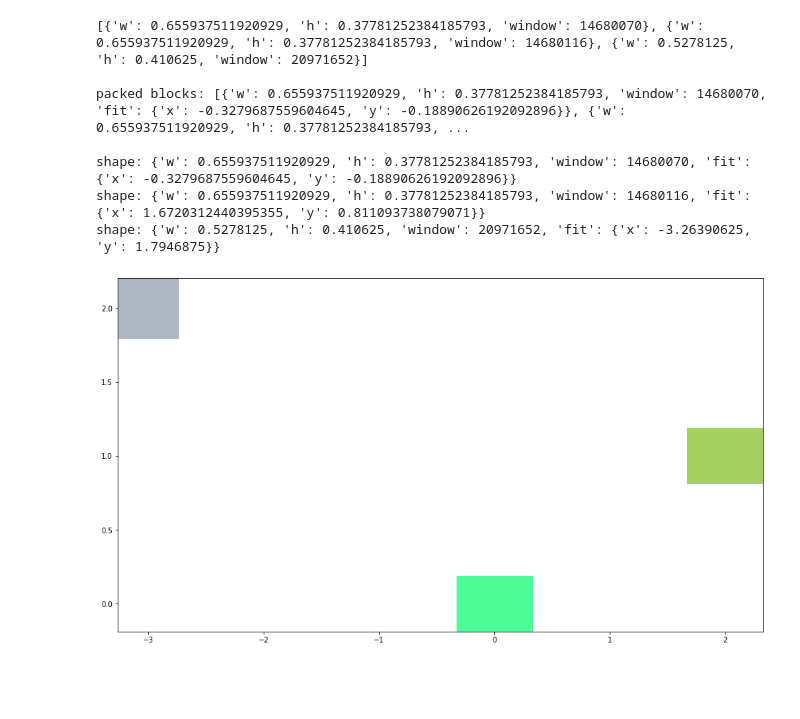
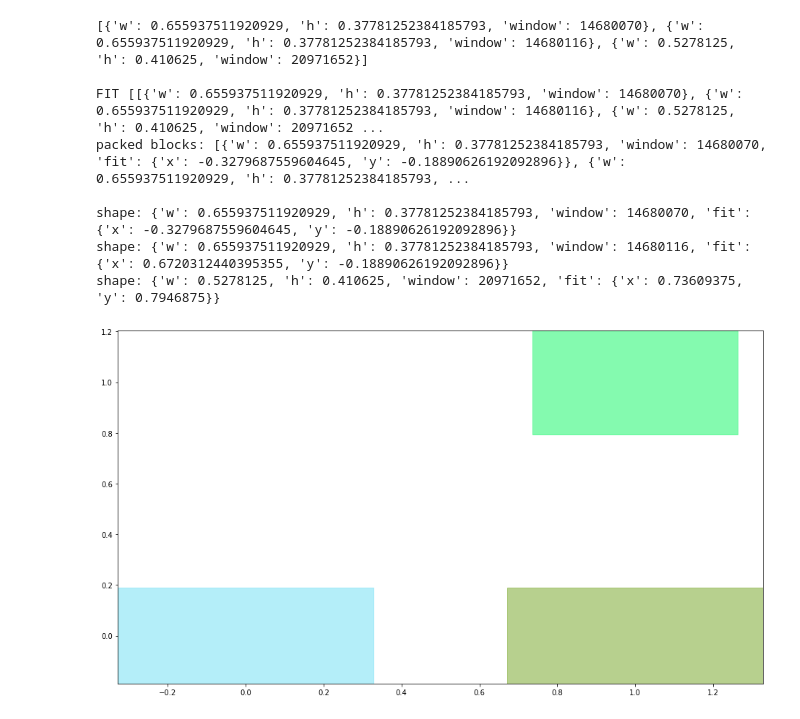
Before and after one commit to redhog/InfiniteGlass, a Jupyter notebook: testing/cloud_packer.ipynb, the cells around one changed output. Saved outputs shown, nothing was run; the diff lists cells and outputs as text; code cells hidden in the pictures; blank space fills up the shorter version.

Commit message:
Better CloudPacker

```diff
--- a/testing/cloud_packer.ipynb
+++ b/testing/cloud_packer.ipynb
@@ -0,0 +54,3 @@
+# %%
+corners = pd.DataFrame(index=blocks.index, columns=np.arange(4)).melt(var_name="corner", ignore_index=False).reset_index().set_index(["window", "corner"])[[]].assign(r=np.nan, th=np.nan, x=np.nan, y=np.nan)
+corners
@@ -0,0 +72,38 @@
+# %%
+th = 0
+r = 0
+# %%
+nextblockidx = blocks.index[~blocks.fit][0]
+nextblock = blocks.iloc[nextblockidx]
+# %%
+xdir = 1
+if th > np.pi / 2 and th < 2 * np.pi / 3:
+    xdir = -1
+ydir = 1
+if th > np.pi:
+    ydir = -1
+
+corners.loc[(nextblockidx, 0), "x"] = np.cos(th) * r
+corners.loc[(nextblockidx, 0), "y"] = np.sin(th) * r
+
+corners.loc[(nextblockidx, 1), "x"] = corners.loc[(nextblockidx, 0), "x"] + xdir * nextblock["w"]
+corners.loc[(nextblockidx, 1), "y"] = corners.loc[(nextblockidx, 0), "y"]
+corners.loc[(nextblockidx, 2), "x"] = corners.loc[(nextblockidx, 0), "x"] + xdir * nextblock["w"]
+corners.loc[(nextblockidx, 2), "y"] = corners.loc[(nextblockidx, 0), "y"] + ydir * nextblock["h"]
+corners.loc[(nextblockidx, 3), "x"] = corners.loc[(nextblockidx, 0), "x"]
+corners.loc[(nextblockidx, 3), "y"] = corners.loc[(nextblockidx, 0), "y"] + ydir * nextblock["h"]
+
+for corner in range(4):
+    x = corners.loc[(nextblockidx, corner), "x"]
+    y = corners.loc[(nextblockidx, corner), "y"]
+    corners.loc[(nextblockidx, corner), "r"] = np.sqrt(x**2 + y**2)
+    corners.loc[(nextblockidx, corner), "th"]  = arctan2(y, x)
+
+blocks.loc[nextblockidx, "min_th"] = corners.loc[nextblockidx].th.min()
+blocks.loc[nextblockidx, "max_th"] = corners.loc[nextblockidx].th.max()
+blocks.loc[nextblockidx, "min_th_r"] = corners.loc[(nextblockidx, corners.loc[nextblockidx].th.argmin()), "r"]
+blocks.loc[nextblockidx, "max_th_r"] = corners.loc[(nextblockidx, corners.loc[nextblockidx].th.argmax()), "r"]
+blocks.loc[nextblockidx, "max_r"] = corners.loc[nextblockidx].r.max()
+blocks.loc[nextblockidx, "max_r_th"] = corners.loc[(nextblockidx, corners.loc[nextblockidx].r.argmax()), "th"]
+
+th = corners.loc[nextblockidx, "th"].max()
@@ -74,13 +305,15 @@ shape: {'window': 2, 'w': 38, 'h': 123, 'fit': {'x': 517.0, 'y': 461.5}}
 # %%
 cloud_packer_test_blocks([{'w': 0.655937511920929, 'h': 0.37781252384185793, 'window': 14680070},
   {'w': 0.655937511920929, 'h': 0.37781252384185793, 'window': 14680116},
-  {'w': 0.5278125, 'h': 0.410625, 'window': 20971652}], view_width=1.0, view_height=0.6000000238418579)
+  {'w': 0.5278125, 'h': 0.410625, 'window': 20971652}], view_width=1.0, view_height=0.6000000238418579, margin=0,
+                        Packer=CloudPacker)
 # %% [output]
 [{'w': 0.655937511920929, 'h': 0.37781252384185793, 'window': 14680070}, {'w': 0.655937511920929, 'h': 0.37781252384185793, 'window': 14680116}, {'w': 0.5278125, 'h': 0.410625, 'window': 20971652}]
 
+FIT [[{'w': 0.655937511920929, 'h': 0.37781252384185793, 'window': 14680070}, {'w': 0.655937511920929, 'h': 0.37781252384185793, 'window': 14680116}, {'w': 0.5278125, 'h': 0.410625, 'window': 20971652 ...
 packed blocks: [{'w': 0.655937511920929, 'h': 0.37781252384185793, 'window': 14680070, 'fit': {'x': -0.3279687559604645, 'y': -0.18890626192092896}}, {'w': 0.655937511920929, 'h': 0.37781252384185793, ...
 
 shape: {'w': 0.655937511920929, 'h': 0.37781252384185793, 'window': 14680070, 'fit': {'x': -0.3279687559604645, 'y': -0.18890626192092896}}
-shape: {'w': 0.655937511920929, 'h': 0.37781252384185793, 'window': 14680116, 'fit': {'x': 1.6720312440395355, 'y': 0.811093738079071}}
-shape: {'w': 0.5278125, 'h': 0.410625, 'window': 20971652, 'fit': {'x': -3.26390625, 'y': 1.7946875}}
+shape: {'w': 0.655937511920929, 'h': 0.37781252384185793, 'window': 14680116, 'fit': {'x': 0.6720312440395355, 'y': -0.18890626192092896}}
+shape: {'w': 0.5278125, 'h': 0.410625, 'window': 20971652, 'fit': {'x': 0.73609375, 'y': 0.7946875}}
-[figure, old version]
+[figure, new version]
```
Also changed, not shown: parts of 15 cells of this notebook, 1 other file.
